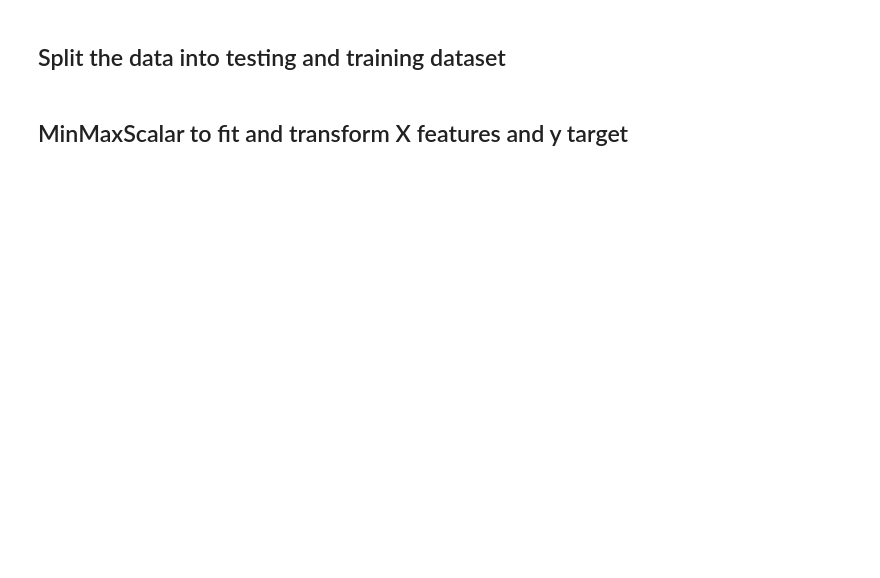
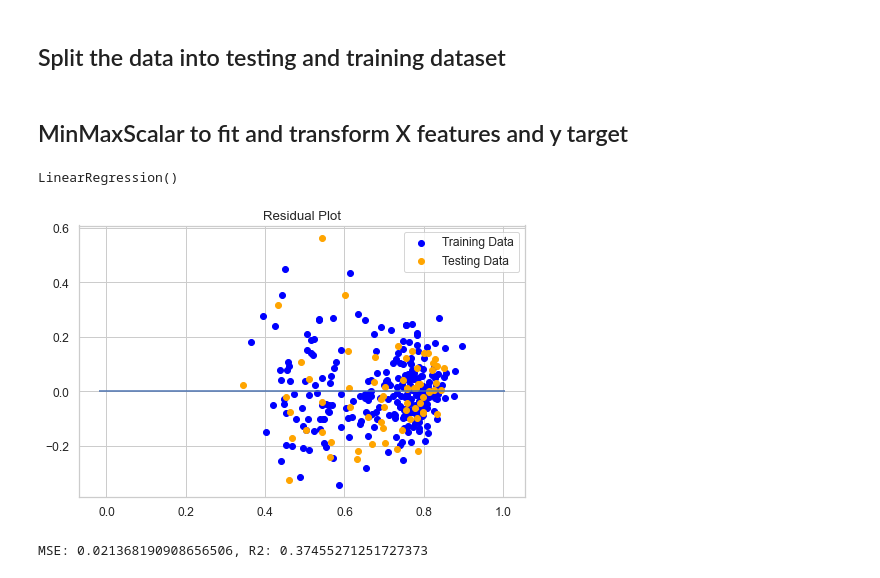
Before and after one commit to CodeReber/dataviz_final, a Jupyter notebook: operation_polarbear.ipynb, the cells around one changed output. Cells and saved outputs as stored; diff of their text form; code cells hidden in the pictures; blank space fills up the shorter version.

Commit message:
Linear Regression for rsf complete

```diff
--- a/operation_polarbear.ipynb
+++ b/operation_polarbear.ipynb
@@ -38,3 +39,5 @@ df.describe()
 | 50% | 9.087500 | 14.899000 | 3.213500 | 15.373000 | 0.022500 | ... |
 | 75% | 12.953000 | 18.867000 | 7.048000 | 16.477750 | 0.583250 | ... |
 | max | 15.482000 | 21.320000 | 9.715000 | 17.611000 | 2.970000 | ... |
+# %%
+df2 = df.dropna(axis=0, how="any")
@@ -70,10 +68,10 @@ dtype: int64
 
 ## Assign X(features) and y(target) data
 # %%
-X = df[['land_avg_temp', 'land_max_temp', 'land_min_temp',
+X = df2[['land_avg_temp', 'land_max_temp', 'land_min_temp',
        'land_ocean_avg_temp', 'north_min_temp_anomoly',
        'north_max_temp_anomoly', 'north_mean_temp_anomoly', 'global_avg_co2',
        'seaice_extent']]
-y_rsf = df["bear_rsf_mean"].values.reshape(-1, 1)
-y_var = df["bear_rsf_var"].values.reshape(-1, 1)
+y_rsf = df2["bear_rsf_mean"].values.reshape(-1, 1)
+y_var = df2["bear_rsf_var"].values.reshape(-1, 1)
 print(X.shape, y_rsf.shape)
@@ -82,6 +82,7 @@ print(X.shape, y_rsf.shape)
 # %%
 from sklearn.model_selection import train_test_split
 X_train, X_test, y_rsf_train, y_rsf_test = train_test_split(X, y_rsf, test_size=0.2, random_state=42)
+X_train, X_test, y_var_train, y_var_test = train_test_split(X, y_var, test_size=0.2, random_state=42)
 # %% [markdown]
 ## MinMaxScalar to fit and transform X features and y target
 # %%
@@ -96,0 +105,30 @@ y_rsf_test_minmax = y_rsf_minmax.transform(y_rsf_test)
+# %%
+# Creat model and fit to scaled training data
+from sklearn.linear_model import LinearRegression
+model = LinearRegression()
+model.fit(X_train_minmax, y_rsf_train_minmax)
+# %% [output]
+LinearRegression()
+# %%
+# Make Prediction using a FIT model and plot ==SEE BELOW FOR ALTERNATIVES==
+predictions = model.predict(X_test_minmax)
+model.fit(X_train_minmax, y_rsf_train_minmax)
+
+plt.scatter(model.predict(X_train_minmax), model.predict(X_train_minmax) - y_rsf_train_minmax, c="blue", label="Training Data")
+plt.scatter(model.predict(X_test_minmax), model.predict(X_test_minmax) - y_rsf_test_minmax, c="orange", label="Testing Data")
+plt.legend()
+plt.hlines(y=0, xmin=y_rsf_test_minmax.min(), xmax=y_rsf_test_minmax.max())
+plt.title("Residual Plot")
+plt.show()
+# %% [output]
+[figure, added]
+# %%
+# Validate the Model with MSE and R2
+from sklearn.metrics import mean_squared_error
+
+MSE = mean_squared_error(y_rsf_test_minmax, predictions)
+r2 = model.score(X_test_minmax, y_rsf_test_minmax)
+
+print(f"MSE: {MSE}, R2: {r2}")
+# %% [output]
+MSE: 0.021368190908656506, R2: 0.37455271251727373
```
Also changed, not shown: parts of 5 cells of this notebook.
